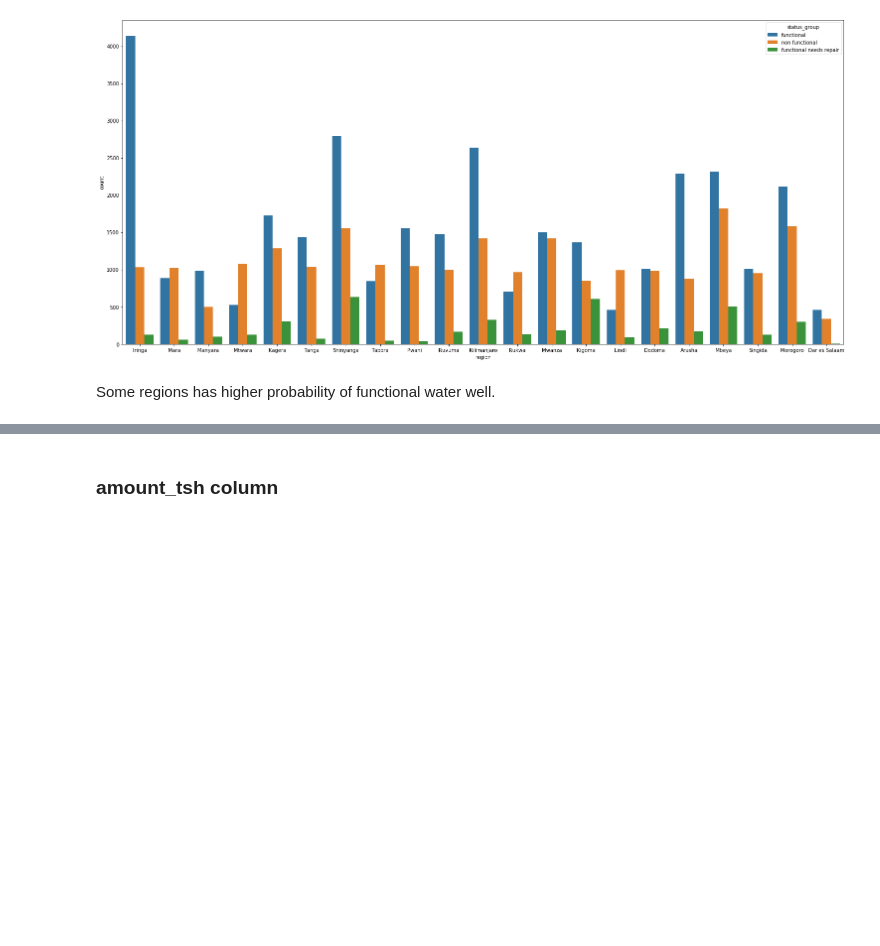
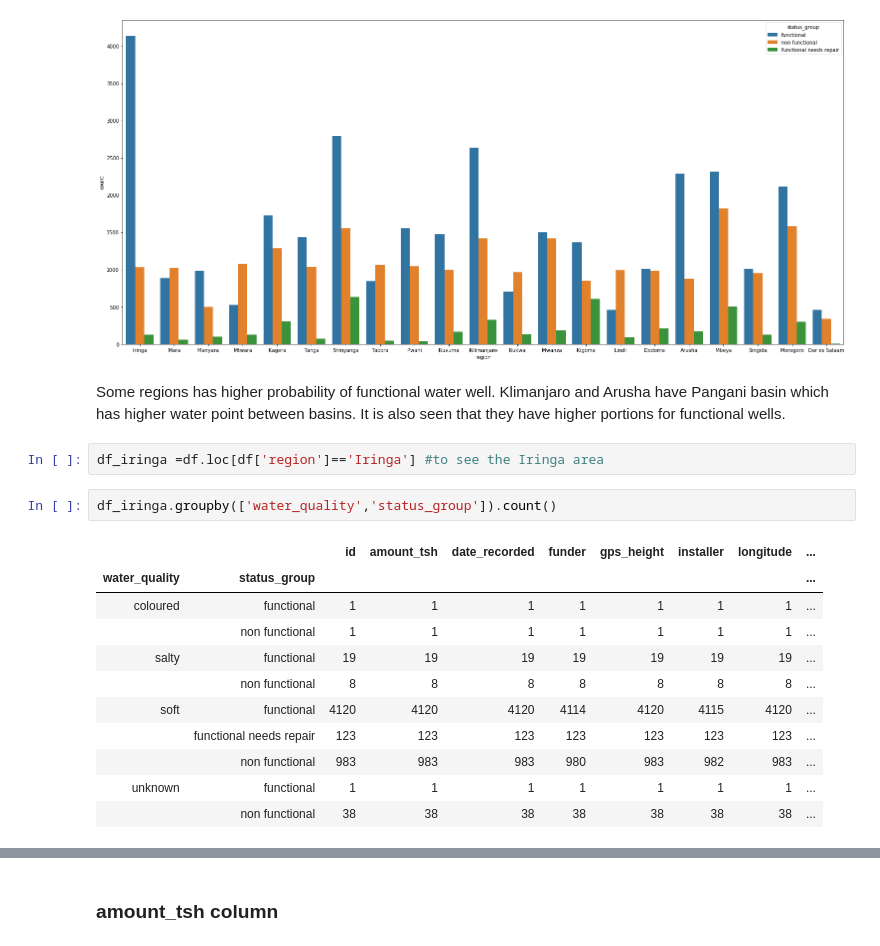
Before and after one commit to ezgigm/Project3_TanzanianWaterWell_Status_Prediction, a Jupyter notebook: STEP1_Cleaning_and_Exploring_Data.ipynb, the cells around one changed output, grey strips where cells are left out. Drawn from its saved outputs; the diff is of its cells as text; blank space fills up the shorter version.

```diff
--- a/STEP1_Cleaning_and_Exploring_Data.ipynb
+++ b/STEP1_Cleaning_and_Exploring_Data.ipynb
@@ -930,5 +932,21 @@ plt.figure(figsize=(26,12))
 ax = sns.countplot(x='region', hue="status_group", data=df)
 # %% [output]
 [figure]
-# %% [markdown]
-Some regions has higher probability of functional water well.
+# %% [markdown]
+Some regions has higher probability of functional water well. Klimanjaro and Arusha have Pangani basin which has higher water point between basins. It is also seen that they have higher portions for functional wells.
+# %%
+df_iringa =df.loc[df['region']=='Iringa'] #to see the Iringa area
+# %%
+df_iringa.groupby(['water_quality','status_group']).count()
+# %% [output]
+|  |  | id | amount_tsh | date_recorded | funder | gps_height | installer | longitude | ... |
+| water_quality | status_group |  |  |  |  |  |  |  | ... |
+| coloured | functional | 1 | 1 | 1 | 1 | 1 | 1 | 1 | ... |
+|  | non functional | 1 | 1 | 1 | 1 | 1 | 1 | 1 | ... |
+| salty | functional | 19 | 19 | 19 | 19 | 19 | 19 | 19 | ... |
+|  | non functional | 8 | 8 | 8 | 8 | 8 | 8 | 8 | ... |
+| soft | functional | 4120 | 4120 | 4120 | 4114 | 4120 | 4115 | 4120 | ... |
+|  | functional needs repair | 123 | 123 | 123 | 123 | 123 | 123 | 123 | ... |
+|  | non functional | 983 | 983 | 983 | 980 | 983 | 982 | 983 | ... |
+| unknown | functional | 1 | 1 | 1 | 1 | 1 | 1 | 1 | ... |
+|  | non functional | 38 | 38 | 38 | 38 | 38 | 38 | 38 | ... |
```
Also changed, not shown: parts of 23 cells of this notebook.
